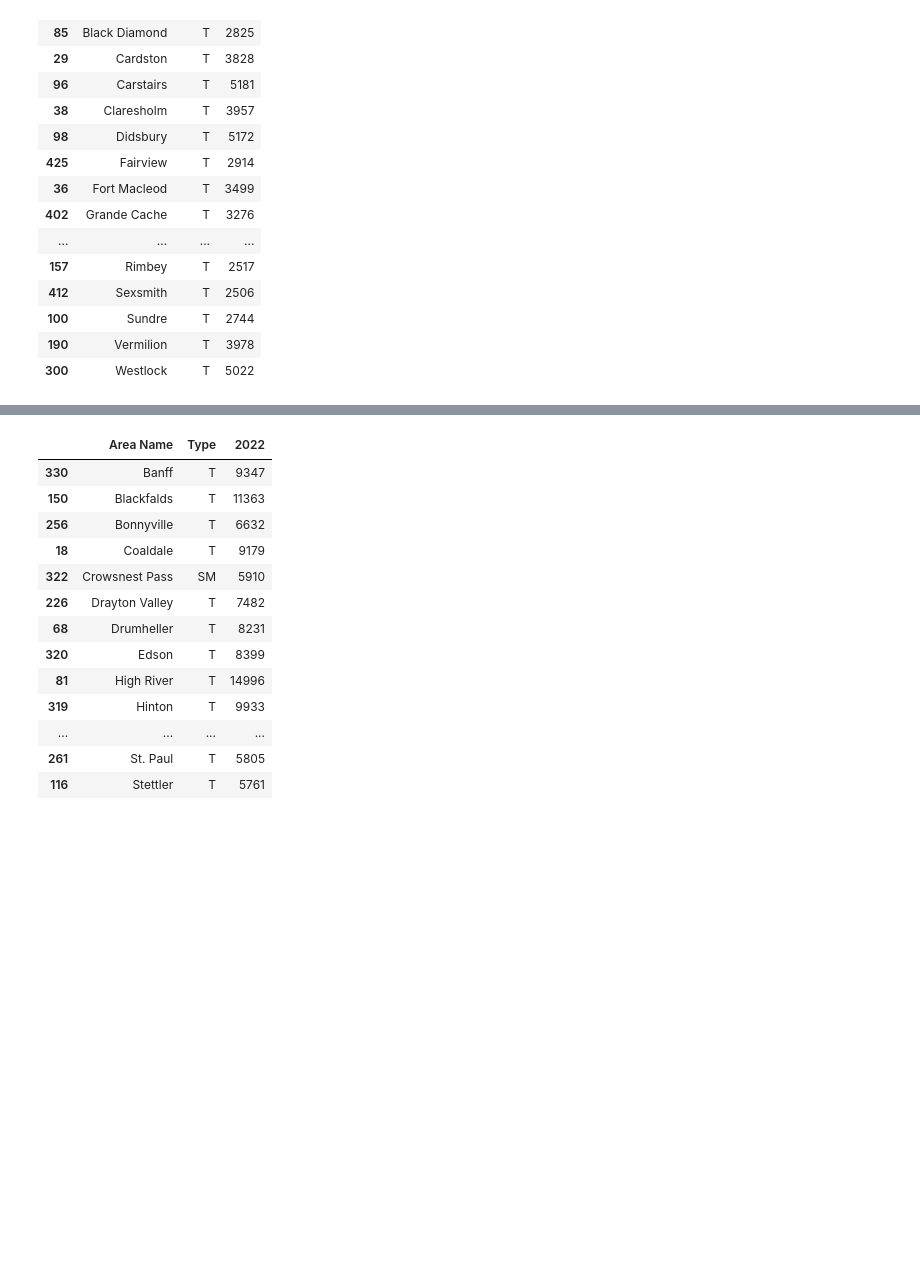
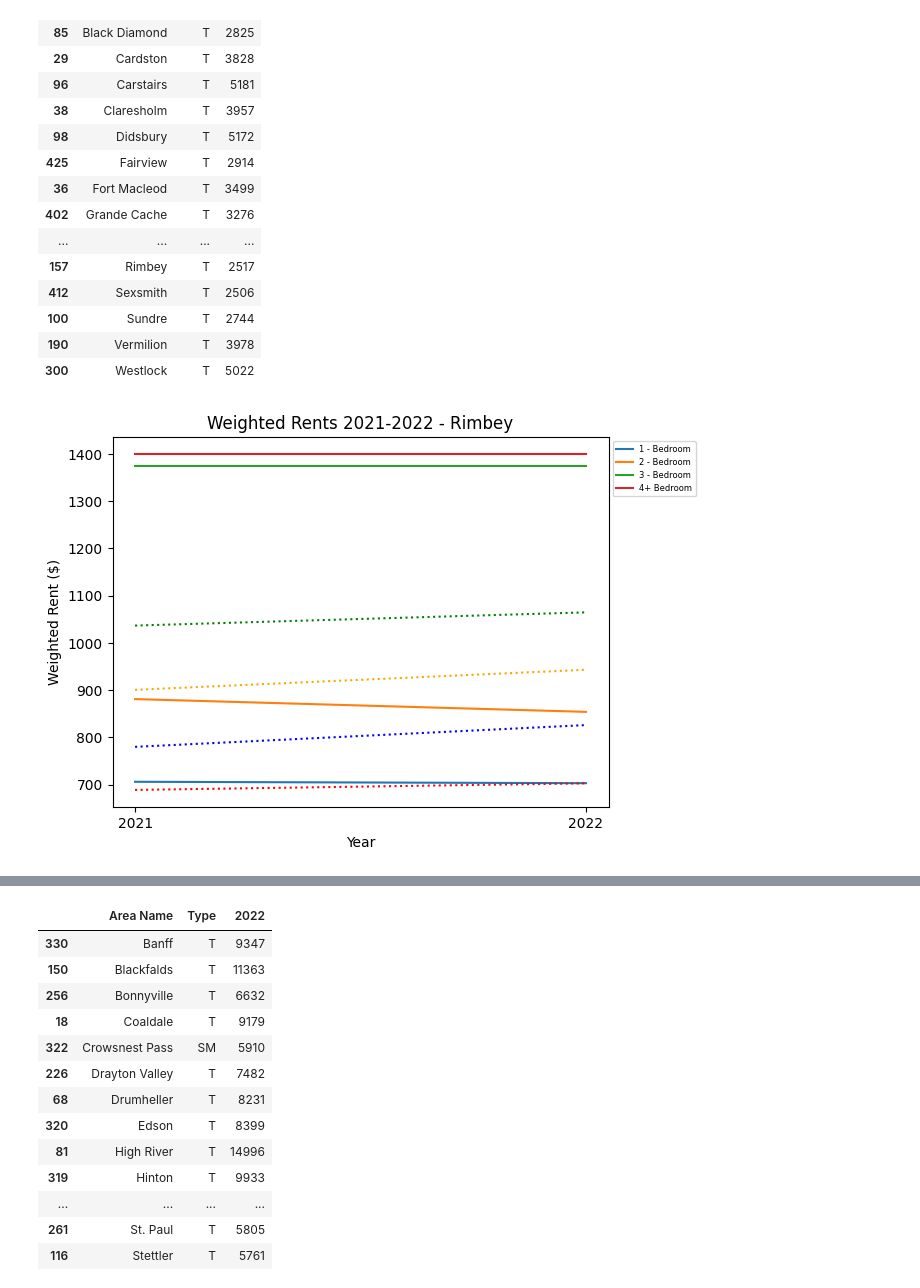
Before and after one commit to Mathemusician1729/DATA-221-Project, a Jupyter notebook: 221-Project.ipynb, the cells around one changed output, grey strips where cells are left out. Cells and saved outputs as stored; diff of their text form; code cells hidden in the pictures; blank space fills up the shorter version.

```diff
--- a/221-Project.ipynb
+++ b/221-Project.ipynb
@@ -520,3 +531,40 @@ med_towns
 | 100 | Sundre | T | 2744 |
 | 190 | Vermilion | T | 3978 |
 | 300 | Westlock | T | 5022 |
+# %%
+# Barrhead --> clone of westlock but somehow has decrease instead?
+# Black Diamond --> what the genuine fuck is going on??? 1 and 2 beds are so fucking high, and yet the decrease, and only by 2.2%
+# Sundre --> relatively normal except for bachelor rate being big drop
+# Didsbury --> less units, but also huge fucking increase in prices
+# Fairview --> also very low like westlock, but even worse maybe
+# Jasper --> High prices BUT no vacancy rate makes sense since toruism
+# Vermilion --> same almost but added bachelor unit (THE WAY WE DEAL WITH ZEROES --> IF 0-n, then maybe keep and show it on graph, clarify though)
+# Raymond, Penhold, Grimshaw --> less housing units, (TODO ADD AT LEAST ONEs)
+
+medtowns = ["Rimbey", "Westlock", "Claresholm"]
+
+costs_medtowns = table8[table8["Community"].isin(medtowns)]
+vacancy_medtowns = table6[table6["Community"].isin(medtowns)]
+
+rimbey = costs_medtowns[costs_medtowns["Community"] == "Rimbey"]
+westlock = costs_medtowns[costs_medtowns["Community"] == "Westlock"]
+claresholm = costs_medtowns[costs_medtowns["Community"] == "Claresholm"]
+
+rimbey_rents = rimbey[["2021 Weighted Rent", "2022 Weighted Rent"]]
+westlock_rents = westlock[["2021 Weighted Rent", "2022 Weighted Rent"]]
+claresholm_rents = claresholm[["2021 Weighted Rent", "2022 Weighted Rent"]]
+# %%
+for i in range(len(rimbey.index)):
+    plt.plot(["2021", "2022"], rimbey_rents.iloc[i], label=rimbey["Unit Type"].iloc[i])
+
+plt.plot([mean_bachelors2021, mean_bachelors2022], linestyle='dotted', color="r")
+plt.plot([mean_1beds2021, mean_1beds2022], linestyle='dotted', color="b")
+plt.plot([mean_2beds2021, mean_2beds2022], linestyle='dotted', color="orange")
+plt.plot([mean_3beds2021, mean_3beds2022], linestyle='dotted', color="g")
+plt.title("Weighted Rents 2021-2022 - Rimbey")
+plt.xlabel("Year")
+plt.ylabel("Weighted Rent ($)")
+plt.legend(prop={'size': 6}, bbox_to_anchor=(1,1))
+plt.show()
+# %% [output]
+[figure, added]
```
Also changed, not shown: parts of 10 cells of this notebook.
